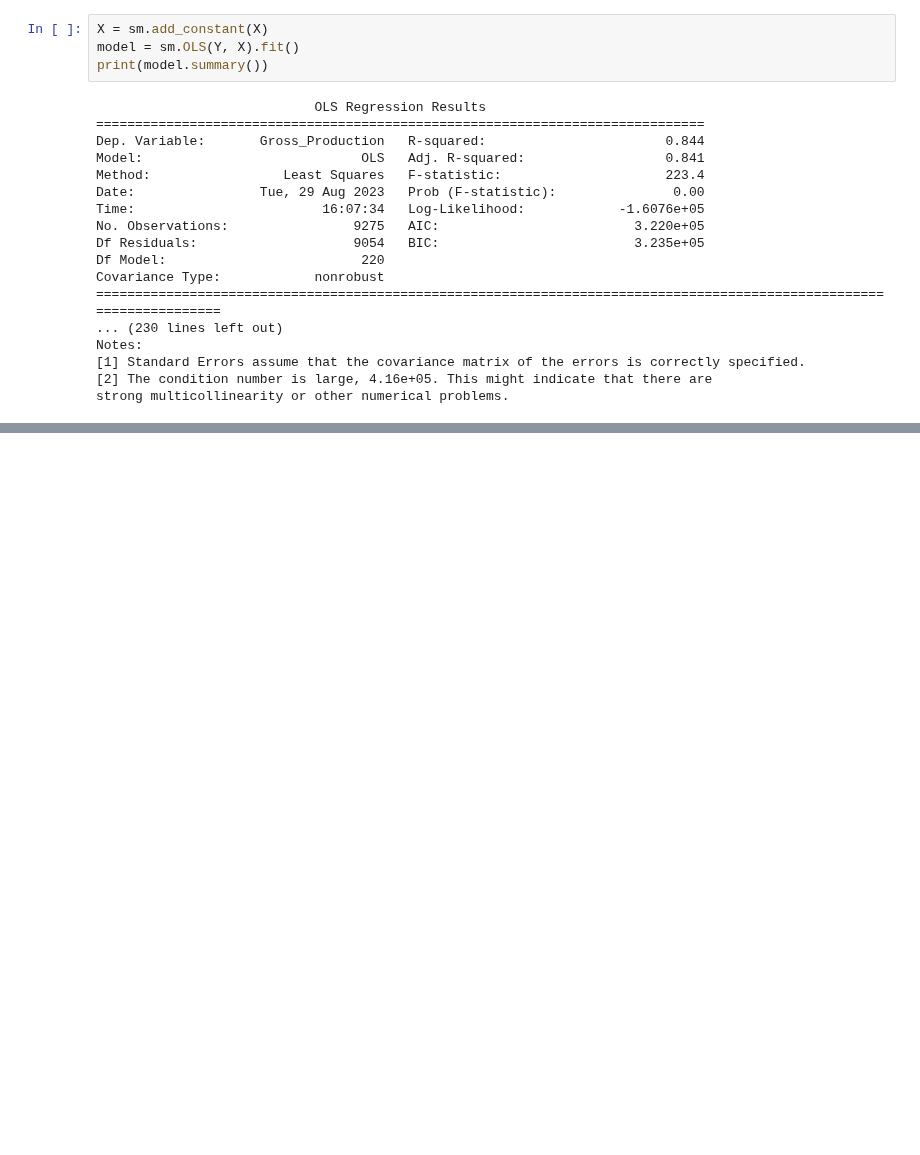
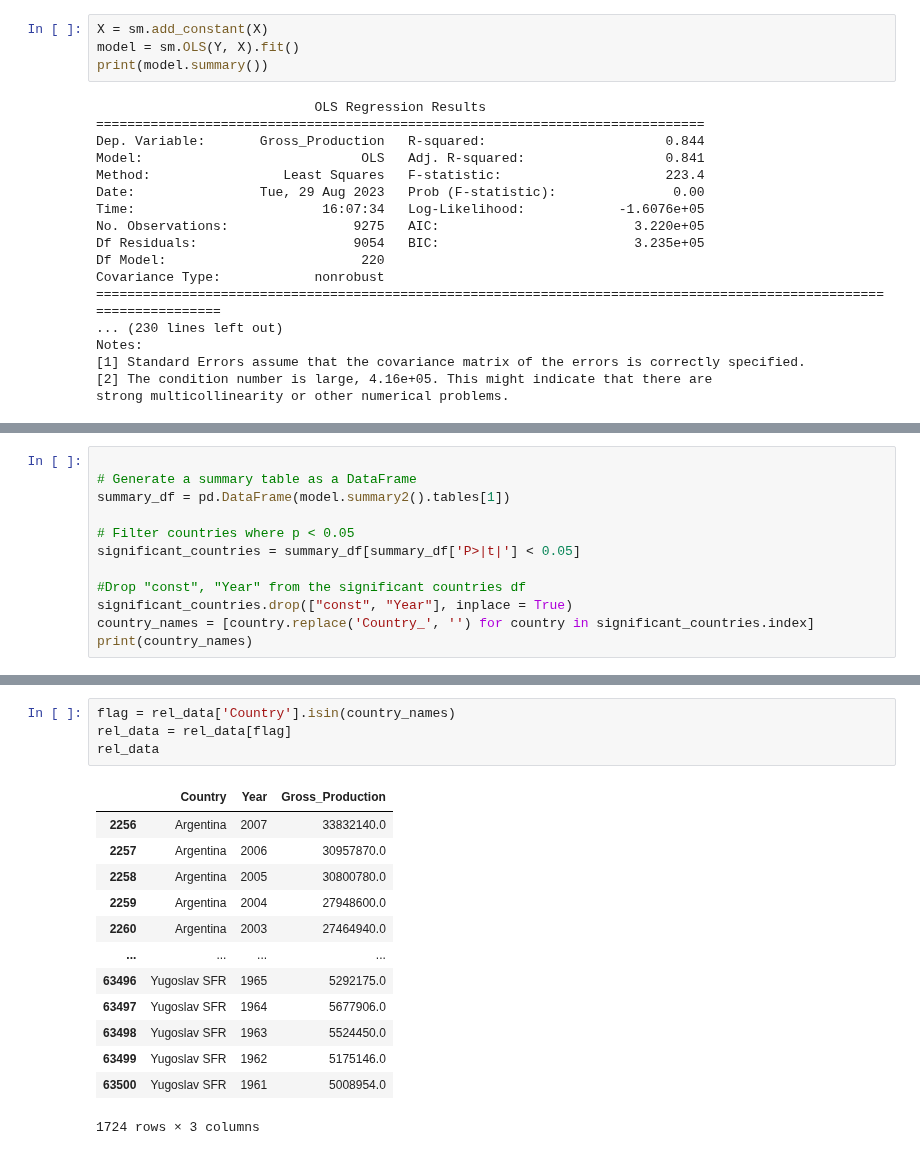
Before and after one commit to saumyasucharita/Agriculture-Data-Analysis, a Jupyter notebook: Multi-variate time series regression.ipynb, the cells around one changed output, grey strips where cells are left out. Cells and saved outputs as stored; diff of their text form; blank space fills up the shorter version.

Commit message:
Interpreted OLS model summary

```diff
--- a/Multi-variate time series regression.ipynb
+++ b/Multi-variate time series regression.ipynb
@@ -103,0 +110,12 @@ strong multicollinearity or other numerical problems.
+# %%
+
+# Generate a summary table as a DataFrame
+summary_df = pd.DataFrame(model.summary2().tables[1])
+
+# Filter countries where p < 0.05
+significant_countries = summary_df[summary_df['P>|t|'] < 0.05]
+
+#Drop "const", "Year" from the significant countries df
+significant_countries.drop(["const", "Year"], inplace = True)
+country_names = [country.replace('Country_', '') for country in significant_countries.index]
+print(country_names)
@@ -103,0 +128,18 @@ strong multicollinearity or other numerical problems.
+# %%
+flag = rel_data['Country'].isin(country_names)
+rel_data = rel_data[flag]
+rel_data
+# %% [output]
+|  | Country | Year | Gross_Production |
+| 2256 | Argentina | 2007 | 33832140.0 |
+| 2257 | Argentina | 2006 | 30957870.0 |
+| 2258 | Argentina | 2005 | 30800780.0 |
+| 2259 | Argentina | 2004 | 27948600.0 |
+| 2260 | Argentina | 2003 | 27464940.0 |
+| ... | ... | ... | ... |
+| 63496 | Yugoslav SFR | 1965 | 5292175.0 |
+| 63497 | Yugoslav SFR | 1964 | 5677906.0 |
+| 63498 | Yugoslav SFR | 1963 | 5524450.0 |
+| 63499 | Yugoslav SFR | 1962 | 5175146.0 |
+| 63500 | Yugoslav SFR | 1961 | 5008954.0 |
+1724 rows × 3 columns
```
Also changed, not shown: parts of 2 cells of this notebook.
